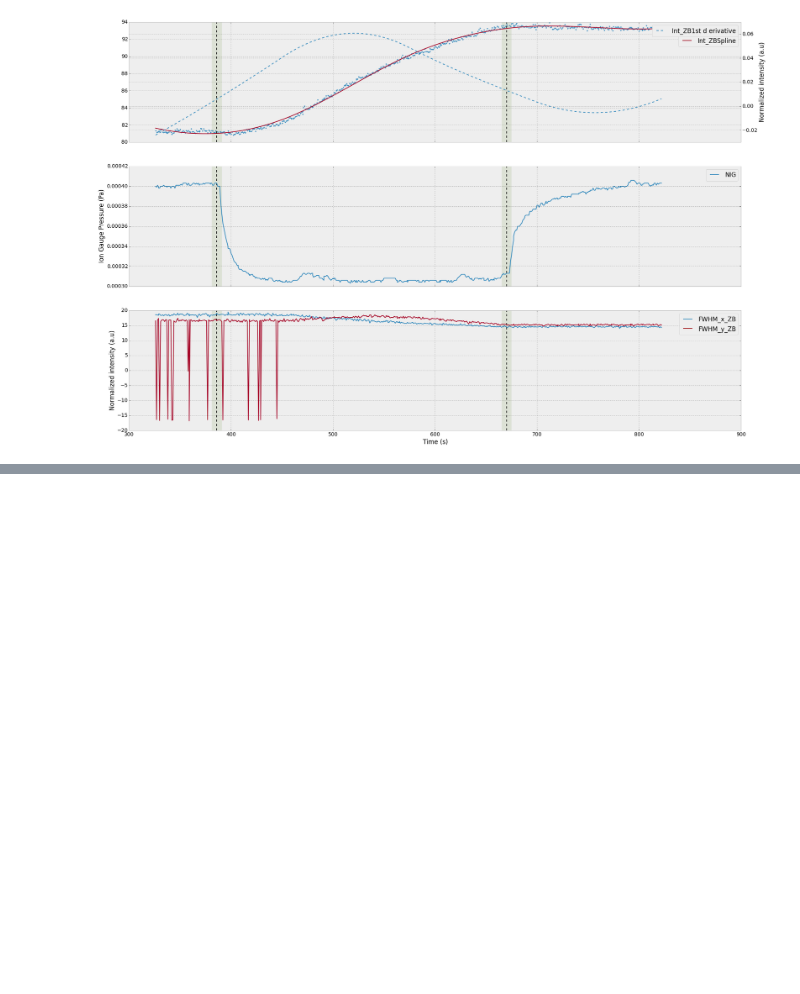
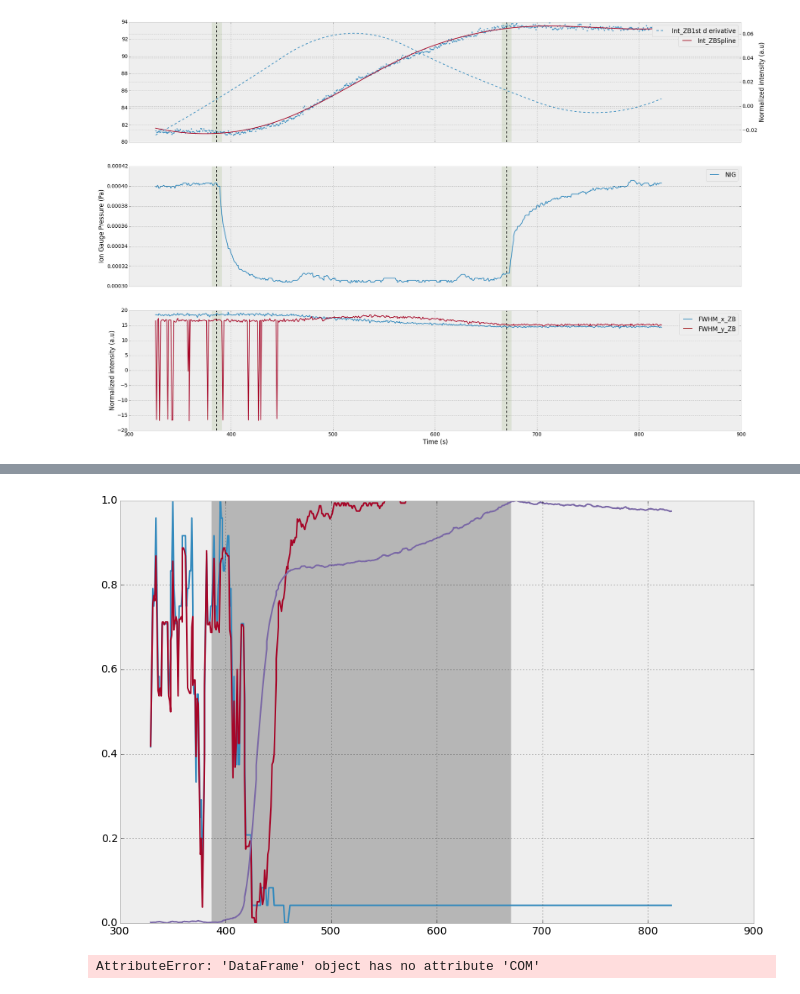
Before and after one commit to giulioungaretti/SPring8, a Jupyter notebook: 0799-Time1a.ipynb, the cells around one changed output, grey strips where cells are left out. Saved outputs shown, nothing was run; the diff lists cells and outputs as text; code cells hidden in the pictures; blank space fills up the shorter version.

```diff
--- a/0799-Time1a.ipynb
+++ b/0799-Time1a.ipynb
@@ -258,3 +254,15 @@ NameError: name 'ax' is not defined
+# %%
+fig,ax = subplots(figsize=(15,10))
+ax.plot(data.index, norm(pd.rolling_mean(data.max_pos_y_TW, 5)))
+ax.plot(data.index, norm(pd.rolling_mean(data.max_pos_x_TW, 5)))
+ax.plot(data.index, norm(pd.rolling_mean(data.Int_WZ, 5)))
+shade(on_off,ax, data,10)
+# %% [output]
+[figure, added]
+# %%
+data.COM
+# %% [output]
+AttributeError: 'DataFrame' object has no attribute 'COM'
 # %%
 from IPython.core.display import HTML
 def css_styling():
```
Also changed, not shown: parts of 9 cells of this notebook, 3 other files.
